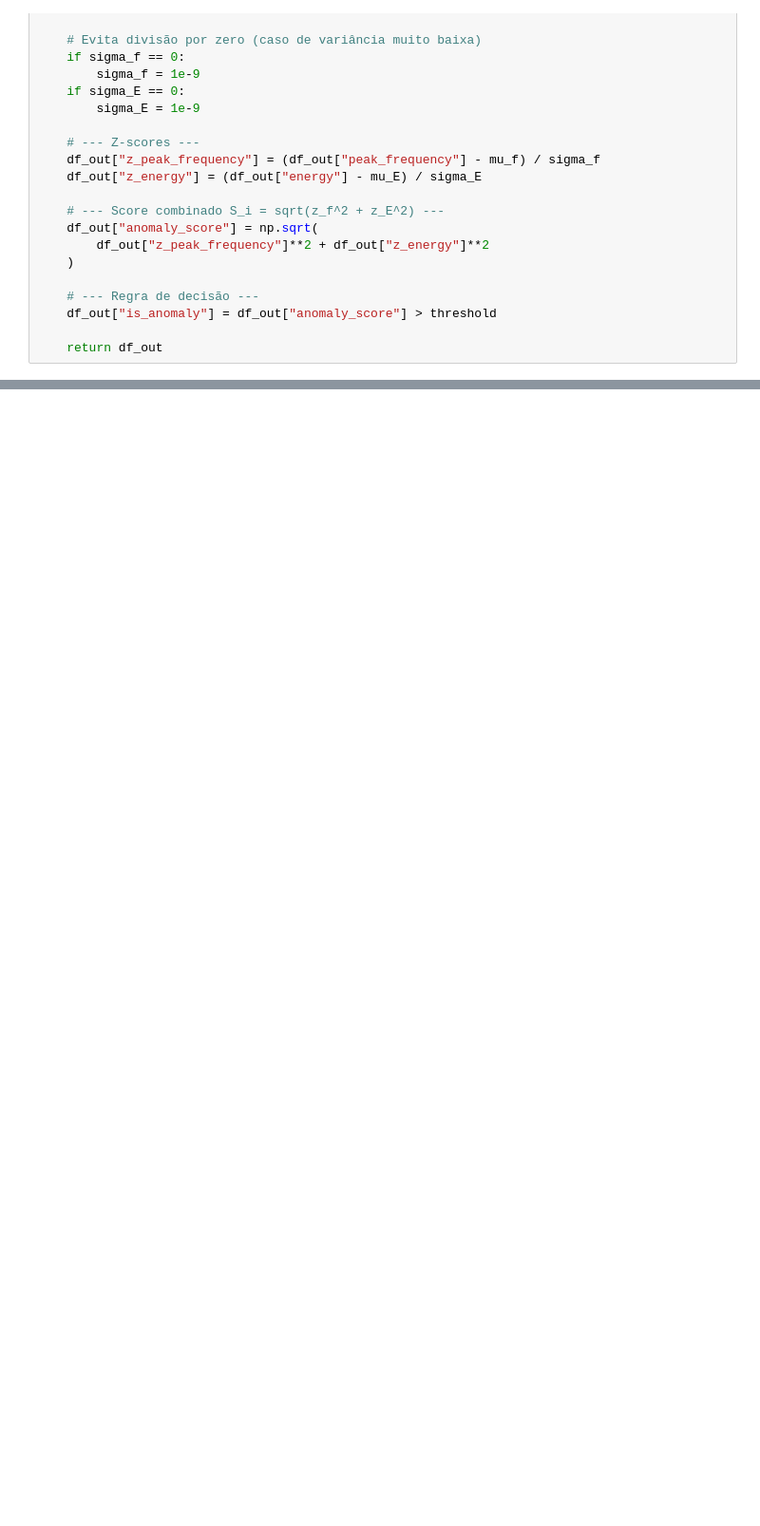
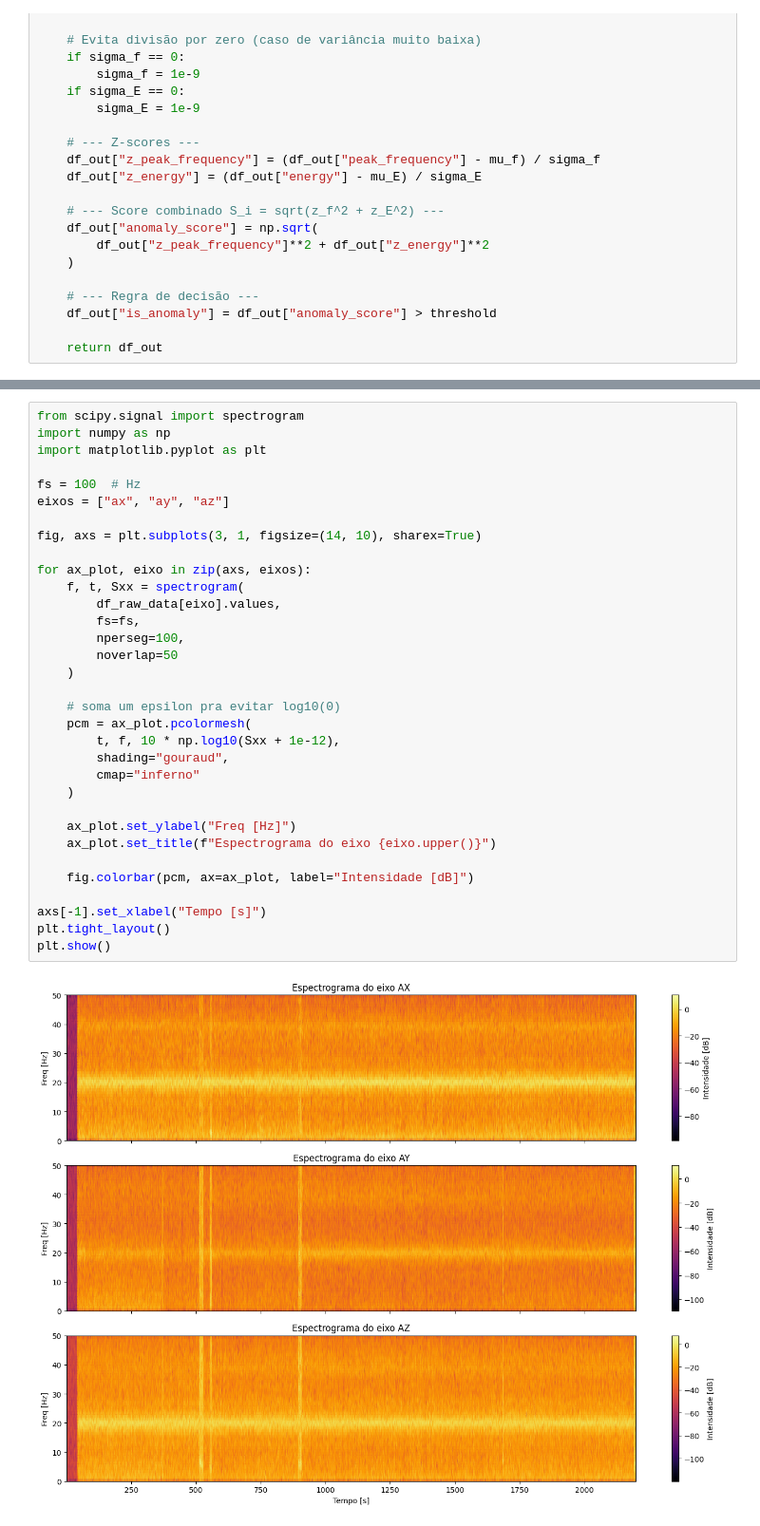
Before and after one commit to mulirous/detector_anomalias_embarcado, a Jupyter notebook: data_tools/eda.ipynb, the cells around one changed output, grey strips where cells are left out. Shown at 95% size. Cells and saved outputs as stored; diff of their text form; blank space fills up the shorter version.

```diff
--- a/data_tools/eda.ipynb
+++ b/data_tools/eda.ipynb
@@ -351,0 +425,35 @@ Name: count, dtype: int64
+# %%
+from scipy.signal import spectrogram
+import numpy as np
+import matplotlib.pyplot as plt
+
+fs = 100  # Hz
+eixos = ["ax", "ay", "az"]
+
+fig, axs = plt.subplots(3, 1, figsize=(14, 10), sharex=True)
+
+for ax_plot, eixo in zip(axs, eixos):
+    f, t, Sxx = spectrogram(
+        df_raw_data[eixo].values,
+        fs=fs,
+        nperseg=100,
+        noverlap=50
+    )
+
+    # soma um epsilon pra evitar log10(0)
+    pcm = ax_plot.pcolormesh(
+        t, f, 10 * np.log10(Sxx + 1e-12),
+        shading="gouraud",
+        cmap="inferno"
+    )
+
+    ax_plot.set_ylabel("Freq [Hz]")
+    ax_plot.set_title(f"Espectrograma do eixo {eixo.upper()}")
+
+    fig.colorbar(pcm, ax=ax_plot, label="Intensidade [dB]")
+
+axs[-1].set_xlabel("Tempo [s]")
+plt.tight_layout()
+plt.show()
+# %% [output]
+[figure, added]
```
Also changed, not shown: parts of 33 cells of this notebook, 4 other files.
